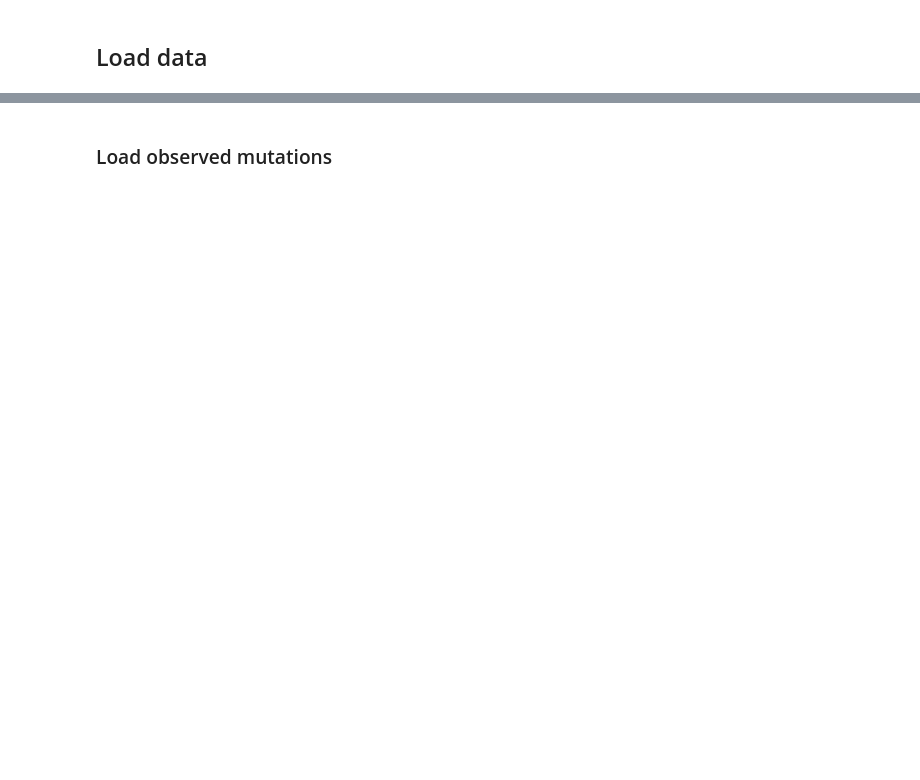
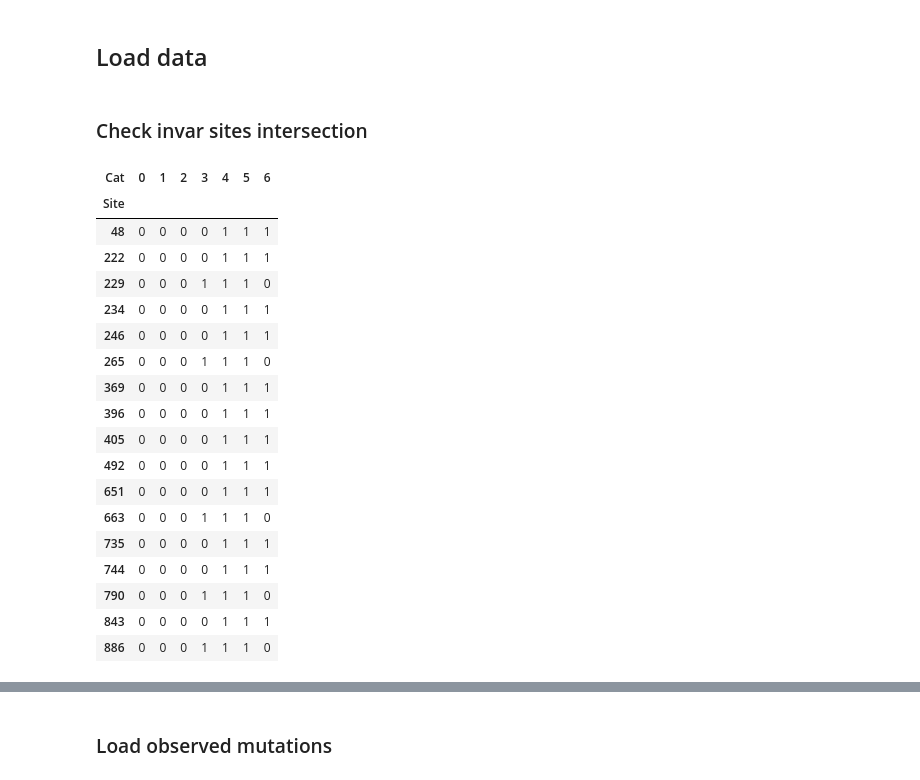
Before and after one commit to mitoclub/nemu-pipeline, a Jupyter notebook: notebooks/mammals_spectra_cats.ipynb, the cells around one changed output, grey strips where cells are left out. Saved outputs shown, nothing was run; the diff lists cells and outputs as text; code cells hidden in the pictures; blank space fills up the shorter version.

```diff
--- a/notebooks/mammals_spectra_cats.ipynb
+++ b/notebooks/mammals_spectra_cats.ipynb
@@ -21,3 +21,39 @@ from pymutspec.draw import plot_mutspec192, plot_mutspec12
 from pymutspec.draw.sbs_orders import ordered_sbs192_kp
 # %% [markdown]
 ## Load data
+# %% [markdown]
+### Check invar sites intersection
+# %%
+r_nd1 = pd.concat([
+    pd.read_csv("../data/exposure/mammals_nd1/states/gtr.rate", comment="#", sep="\t"),
+    pd.read_csv("../data/exposure/mammals_nd1/states/strsym.rate", comment="#", sep="\t"),
+    pd.read_csv("../data/exposure/mammals_nd1/states/unrest.rate", comment="#", sep="\t"),
+], ignore_index=True).groupby("Site").Cat.value_counts().unstack().fillna(0).astype(np.int8)
+
+r_cytb = pd.concat([
+    pd.read_csv("../data/exposure/mammals_cytb/states/gtr.rate", comment="#", sep="\t"),
+    pd.read_csv("../data/exposure/mammals_cytb/states/strsym.rate", comment="#", sep="\t"),
+    pd.read_csv("../data/exposure/mammals_cytb/states/unrest.rate", comment="#", sep="\t"),
+], ignore_index=True).groupby("Site").Cat.value_counts().unstack().fillna(0).astype(np.int8)
+# %%
+r_nd1[r_nd1.max(axis=1) < 2]
+# %% [output]
+| Cat | 0 | 1 | 2 | 3 | 4 | 5 | 6 |
+| Site |  |  |  |  |  |  |  |
+| 48 | 0 | 0 | 0 | 0 | 1 | 1 | 1 |
+| 222 | 0 | 0 | 0 | 0 | 1 | 1 | 1 |
+| 229 | 0 | 0 | 0 | 1 | 1 | 1 | 0 |
+| 234 | 0 | 0 | 0 | 0 | 1 | 1 | 1 |
+| 246 | 0 | 0 | 0 | 0 | 1 | 1 | 1 |
+| 265 | 0 | 0 | 0 | 1 | 1 | 1 | 0 |
+| 369 | 0 | 0 | 0 | 0 | 1 | 1 | 1 |
+| 396 | 0 | 0 | 0 | 0 | 1 | 1 | 1 |
+| 405 | 0 | 0 | 0 | 0 | 1 | 1 | 1 |
+| 492 | 0 | 0 | 0 | 0 | 1 | 1 | 1 |
+| 651 | 0 | 0 | 0 | 0 | 1 | 1 | 1 |
+| 663 | 0 | 0 | 0 | 1 | 1 | 1 | 0 |
+| 735 | 0 | 0 | 0 | 0 | 1 | 1 | 1 |
+| 744 | 0 | 0 | 0 | 0 | 1 | 1 | 1 |
+| 790 | 0 | 0 | 0 | 1 | 1 | 1 | 0 |
+| 843 | 0 | 0 | 0 | 0 | 1 | 1 | 1 |
+| 886 | 0 | 0 | 0 | 1 | 1 | 1 | 0 |
```
Also changed, not shown: parts of 8 cells of this notebook.
